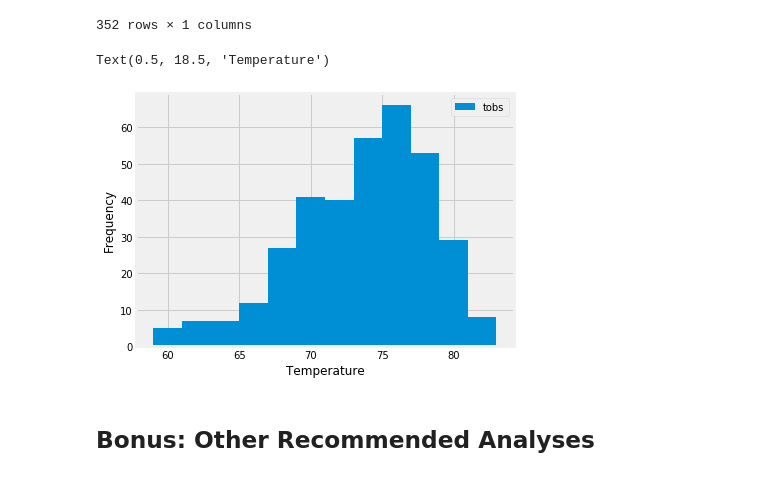
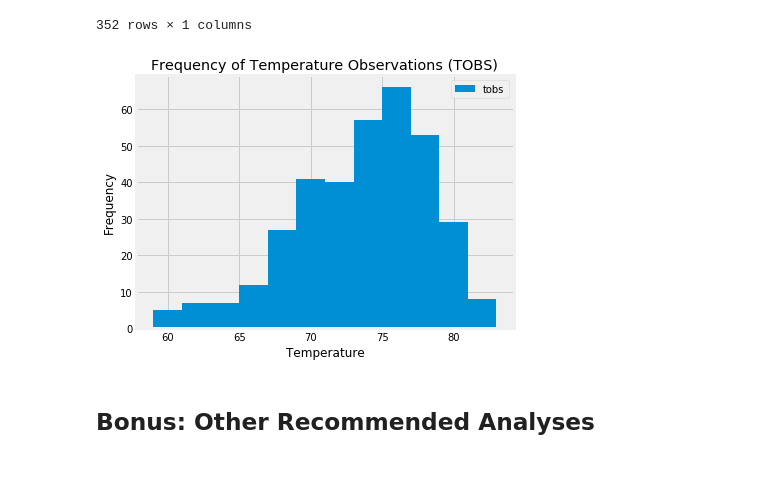
Before and after one commit to Emily-Keymon/Climate-Analysis, a Jupyter notebook: climate_analysis.ipynb, the cells around one changed output. Cells and saved outputs as stored; diff of their text form; code cells hidden in the pictures.

```diff
--- a/climate_analysis.ipynb
+++ b/climate_analysis.ipynb
@@ -202,11 +205,14 @@ df
 # %%
 # Plot the results as a histogram
 df.plot.hist(bins = 12)
 plt.tight_layout()
 plt.xlabel("Temperature")
+plt.title("Frequency of Temperature Observations (TOBS)")
+
+#View chart
+plt.show()
 # %% [output]
-Text(0.5, 18.5, 'Temperature')
-[figure, old version]
+[figure, new version]
 # %% [markdown]
 ## Bonus:  Other Recommended Analyses
 # %% [markdown]
```
Also changed, not shown: parts of 1 cell of this notebook, 1 other file.
